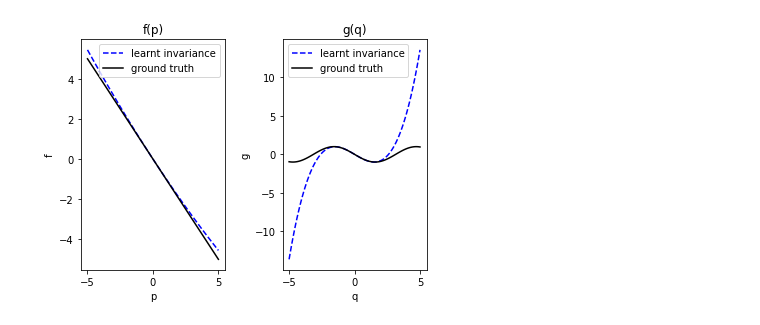
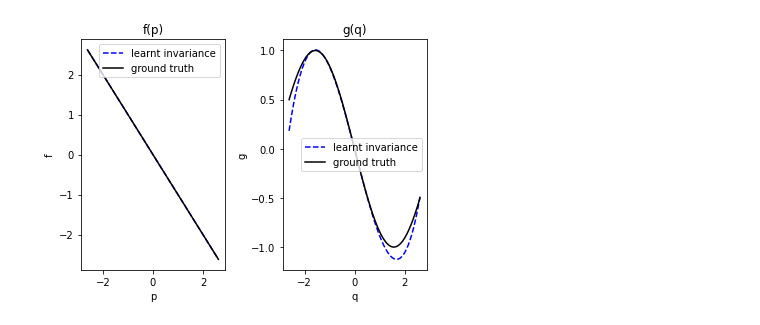
Before and after one commit to charlielao/dynamical_system_invariance_project, a Jupyter notebook: codes/run_param_undamped.ipynb, the cells around one changed output. Saved outputs shown, nothing was run; the diff lists cells and outputs as text; code cells hidden in the pictures.

```diff
--- a/codes/run_param_undamped.ipynb
+++ b/codes/run_param_undamped.ipynb
@@ -14,12 +14,13 @@ os.environ["CUDA_VISIBLE_DEVICES"] = '3'
 mean = ZeroMean(2)
 time_step = 0.01
 training_time = 0.1
-testing_time =  1
+testing_time = 3
 
 max_x = 150
+max_v = 10
 n_train = 3
 train_starting_position = np.random.uniform(-max_x, max_x, (n_train))
-train_starting_velocity = np.random.uniform(-max_x/5, max_x/5, (n_train))
+train_starting_velocity = np.random.uniform(-max_v, max_v, (n_train))
 
 print(train_starting_position)
 print(train_starting_velocity)
@@ -30,23 +31,30 @@ data = get_pendulum_data(time_step, training_time, 1e-8, train_starting_position
 # %%
-jitter = 5e-6
+
+moi = get_GPR_model(get_MOI(), mean, data, 500)
+print("moi:"+format(moi.log_marginal_likelihood().numpy(),".2f"))
+jitter = 1e-5
 invar_density = 20
-moi = get_GPR_model(get_MOI(), mean, data, 500)
-print("moi: %s"%moi.log_marginal_likelihood().numpy())
-kernel = get_pendulum_invariance(3, invar_density, jitter) #switch
-known = get_GPR_model(kernel, mean, data, 500)
-print("known: %s"%known.log_marginal_likelihood().numpy())
-latex = ""
+latex=""
 try:
+    kernel = get_pendulum_invariance(np.radians(150), invar_density, jitter) #switch
+    known = get_GPR_model(kernel, mean, data, 500)
+    print("known: "+format(known.log_marginal_likelihood().numpy(),".2f"))
+    i = 0
     for poly_f_d in [3]:
         for poly_g_d in [4]:
-            kernel = get_polynomial_invariance(3, invar_density, jitter, poly_f_d, poly_g_d) #switch
-            m = get_GPR_model(kernel, mean, data, 500)
-            print("(%s, %s)----------------------"%(poly_f_d, poly_g_d))
+            kernel = get_polynomial_invariance(np.radians(150), invar_density, jitter, poly_f_d, poly_g_d) #switch
+            m = get_GPR_model(kernel, mean, data, 3000)
+            print("(%s, %s)----------------------"%(poly_f_d-1, poly_g_d-1))
+            np.set_printoptions(precision=4)
             print(kernel.f_poly.numpy())
             print(kernel.g_poly.numpy())
             print(format(m.log_marginal_likelihood().numpy(),".2f"))
             latex+=format(m.log_marginal_likelihood().numpy(),".2f")
-            latex+="&"
+            i+=1
+            if i%9==0:
+                latex+='\\'
+            else:
+                latex+="&"
 except tf.errors.InvalidArgumentError:
     print("jitter too small")
 # %% [output]
@@ -126,29 +149,30 @@ plt.legend()
 # %%
+
 from numpy.polynomial import polynomial
-x = np.linspace(-5,5,100)
+x = np.linspace(-np.radians(150),np.radians(150),100)
 multiplier = -m.kernel.f_poly.numpy()[1]
 f = polynomial.Polynomial(np.squeeze(kernel.f_poly.numpy()))
 g = polynomial.Polynomial(np.squeeze(kernel.g_poly.numpy()))
 
 fig, (ax1, ax2) = plt.subplots(1, 2)
 ax1.plot(x, f(x)/multiplier, "--", color="blue", label='learnt invariance')
 ax1.plot(x, -x, label='ground truth', color="black")
 ax1.set_title("f(p)")
 ax1.set_xlabel("p")
 ax1.set_ylabel("f")
 ax1.legend()
 ax2.set_title("g(q)")
 ax2.plot(x, g(x)/multiplier, "--", color="blue",label='learnt invariance')
 ax2.plot(x, -np.sin(x), color="black", label='ground truth')
 ax2.legend()
 ax2.set_xlabel("q")
 ax2.set_ylabel("g")
 plt.subplots_adjust(left=0.1,
                     bottom=0.1,
                     right=0.9,
                     top=0.9,
                     wspace=0.4,
                     hspace=0.4)
 plt.savefig("figures/parameterised_pendulum_learnt_polynomial.pdf")
 # %% [output]
-[figure, old version]
+[figure, new version]
```
Also changed, not shown: parts of 10 cells of this notebook, 16 other files.
